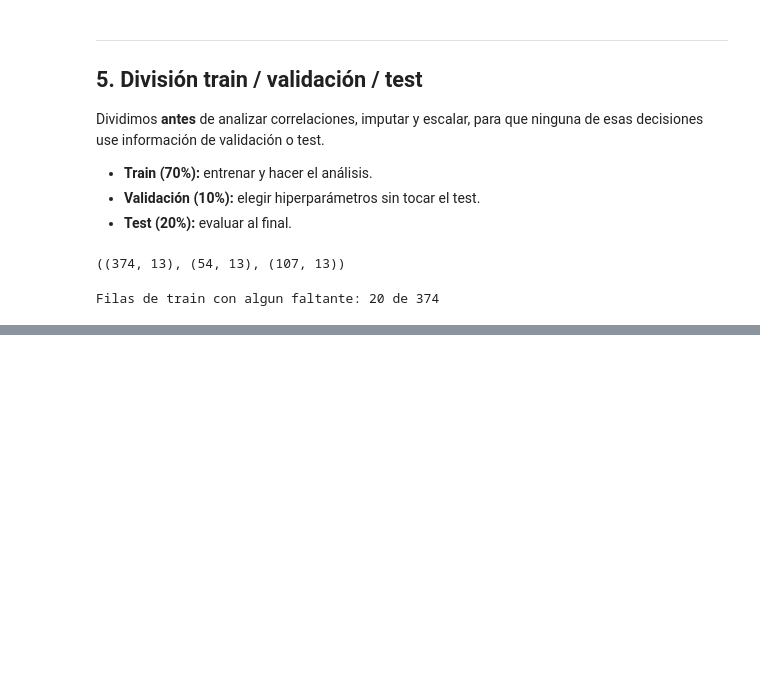
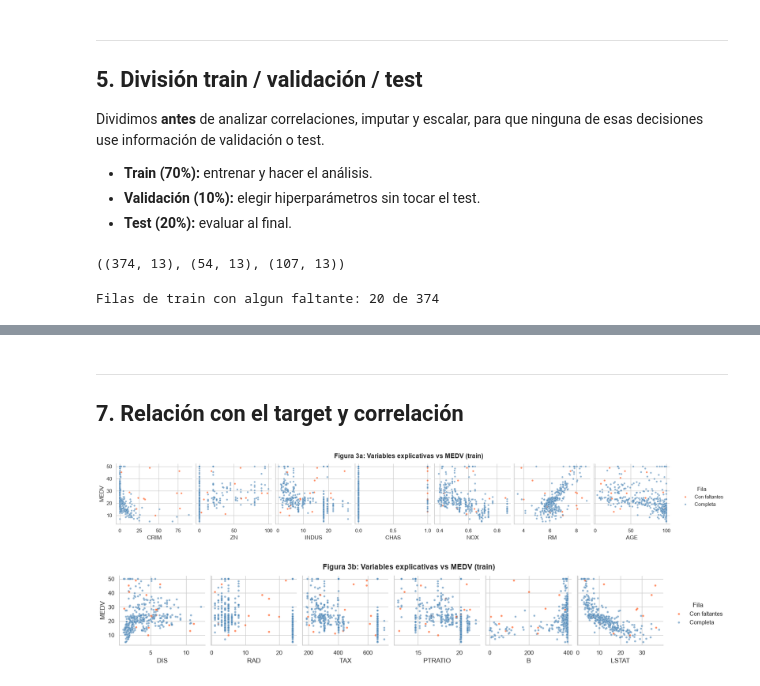
Before and after one commit to Franrnn/TP_AA1_Esparza_Pico_Renna, a Jupyter notebook: TP1/TP-regresion-AA1.ipynb, the cells around one changed output, grey strips where cells are left out. Saved outputs shown, nothing was run; the diff lists cells and outputs as text; code cells hidden in the pictures; blank space fills up the shorter version.

```diff
--- a/TP1/TP-regresion-AA1.ipynb
+++ b/TP1/TP-regresion-AA1.ipynb
@@ -200,0 +348,18 @@ Filas de train con algun faltante: 20 de 374
+# %% [markdown]
+---
+## 7. Relación con el target y correlación
+# %%
+# Figura 3a y 3b: cada variable explicativa contra MEDV, distinguiendo las filas con faltantes
+data_plot = data_train.assign(Fila=np.where(filas_con_faltantes, 'Con faltantes', 'Completa'))
+paleta = {'Completa': 'steelblue', 'Con faltantes': 'orangered'}
+
+# Se divide en dos graficos para que las 13 variables se lean bien
+for parte, x_vars in [('a', cols_features[:7]), ('b', cols_features[7:])]:
+    g = sns.pairplot(data_plot, hue='Fila', x_vars=x_vars, y_vars=TARGET,
+                     palette=paleta, plot_kws={'alpha': 0.6, 's': 15})
+    g.figure.suptitle(f'Figura 3{parte}: Variables explicativas vs MEDV (train)',
+                      fontsize=14, fontweight='bold', y=1.08)
+    plt.show()
+# %% [output]
+[figure, added]
+[figure, added]
```
Also changed, not shown: parts of 24 cells of this notebook.
